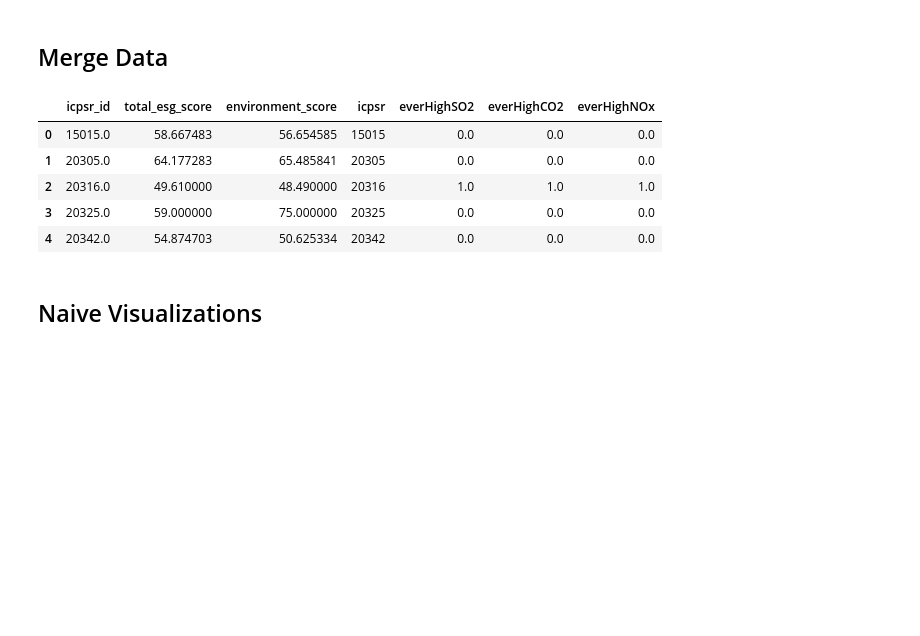
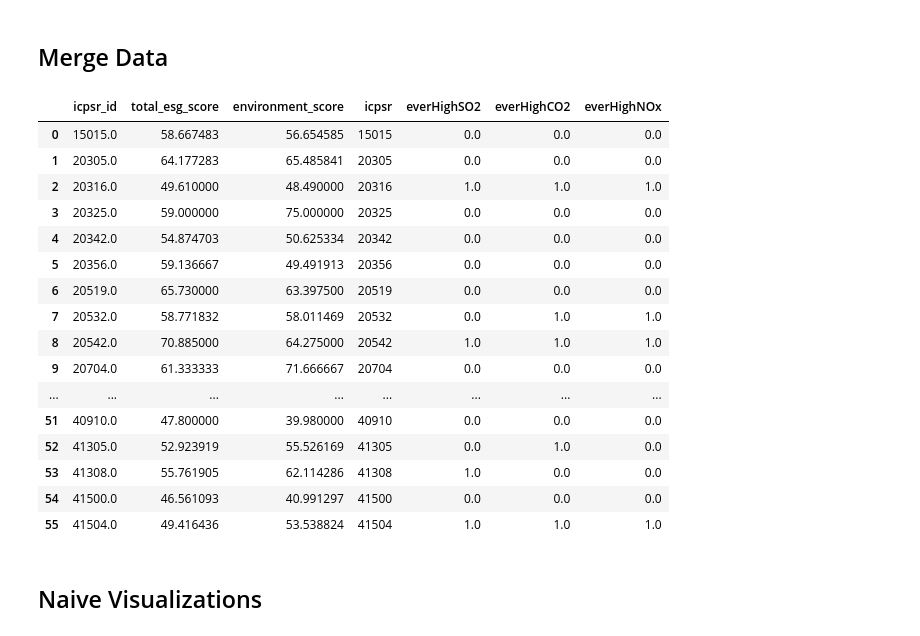
Before and after one commit to oooyiyangc/politician-voting-yc, a Jupyter notebook: src/merge-bs-esg-pollution.ipynb, the cells around one changed output. Cells and saved outputs as stored; diff of their text form; code cells hidden in the pictures; blank space fills up the shorter version.

Commit message:
Updated bs-pollution with salient measures

```diff
--- a/src/merge-bs-esg-pollution.ipynb
+++ b/src/merge-bs-esg-pollution.ipynb
@@ -5,3 +5,13 @@ import numpy as np
 import pandas as pd
 import matplotlib.pyplot as plt
 import seaborn as sns
+import json
+
+# set the max columns to none
+pd.set_option('display.max_columns', None)
+
+def jitter(values,j):
+    return values + np.random.normal(0,j,values.shape)
+
+import stata_setup
+stata_setup.config("C:/Program Files/Stata17/", "be")
@@ -78,14 +107,25 @@ pollution
 ## Merge Data
 # %%
 sa_bs_pollution = weigted_esg.merge(pollution, left_on="icpsr_id", right_on="icpsr", how="inner")
-sa_bs_pollution[:5]
+sa_bs_pollution
 # %% [output]
 |  | icpsr_id | total_esg_score | environment_score | icpsr | everHighSO2 | everHighCO2 | everHighNOx |
 | 0 | 15015.0 | 58.667483 | 56.654585 | 15015 | 0.0 | 0.0 | 0.0 |
 | 1 | 20305.0 | 64.177283 | 65.485841 | 20305 | 0.0 | 0.0 | 0.0 |
 | 2 | 20316.0 | 49.610000 | 48.490000 | 20316 | 1.0 | 1.0 | 1.0 |
 | 3 | 20325.0 | 59.000000 | 75.000000 | 20325 | 0.0 | 0.0 | 0.0 |
 | 4 | 20342.0 | 54.874703 | 50.625334 | 20342 | 0.0 | 0.0 | 0.0 |
+| 5 | 20356.0 | 59.136667 | 49.491913 | 20356 | 0.0 | 0.0 | 0.0 |
+| 6 | 20519.0 | 65.730000 | 63.397500 | 20519 | 0.0 | 0.0 | 0.0 |
+| 7 | 20532.0 | 58.771832 | 58.011469 | 20532 | 0.0 | 1.0 | 1.0 |
+| 8 | 20542.0 | 70.885000 | 64.275000 | 20542 | 1.0 | 1.0 | 1.0 |
+| 9 | 20704.0 | 61.333333 | 71.666667 | 20704 | 0.0 | 0.0 | 0.0 |
+| ... | ... | ... | ... | ... | ... | ... | ... |
+| 51 | 40910.0 | 47.800000 | 39.980000 | 40910 | 0.0 | 0.0 | 0.0 |
+| 52 | 41305.0 | 52.923919 | 55.526169 | 41305 | 0.0 | 1.0 | 0.0 |
+| 53 | 41308.0 | 55.761905 | 62.114286 | 41308 | 1.0 | 0.0 | 0.0 |
+| 54 | 41500.0 | 46.561093 | 40.991297 | 41500 | 0.0 | 0.0 | 0.0 |
+| 55 | 41504.0 | 49.416436 | 53.538824 | 41504 | 1.0 | 1.0 | 1.0 |
 # %% [markdown]
 ## Naive Visualizations
 # %% [markdown]
```
Also changed, not shown: parts of 29 cells of this notebook, 6 other files.
